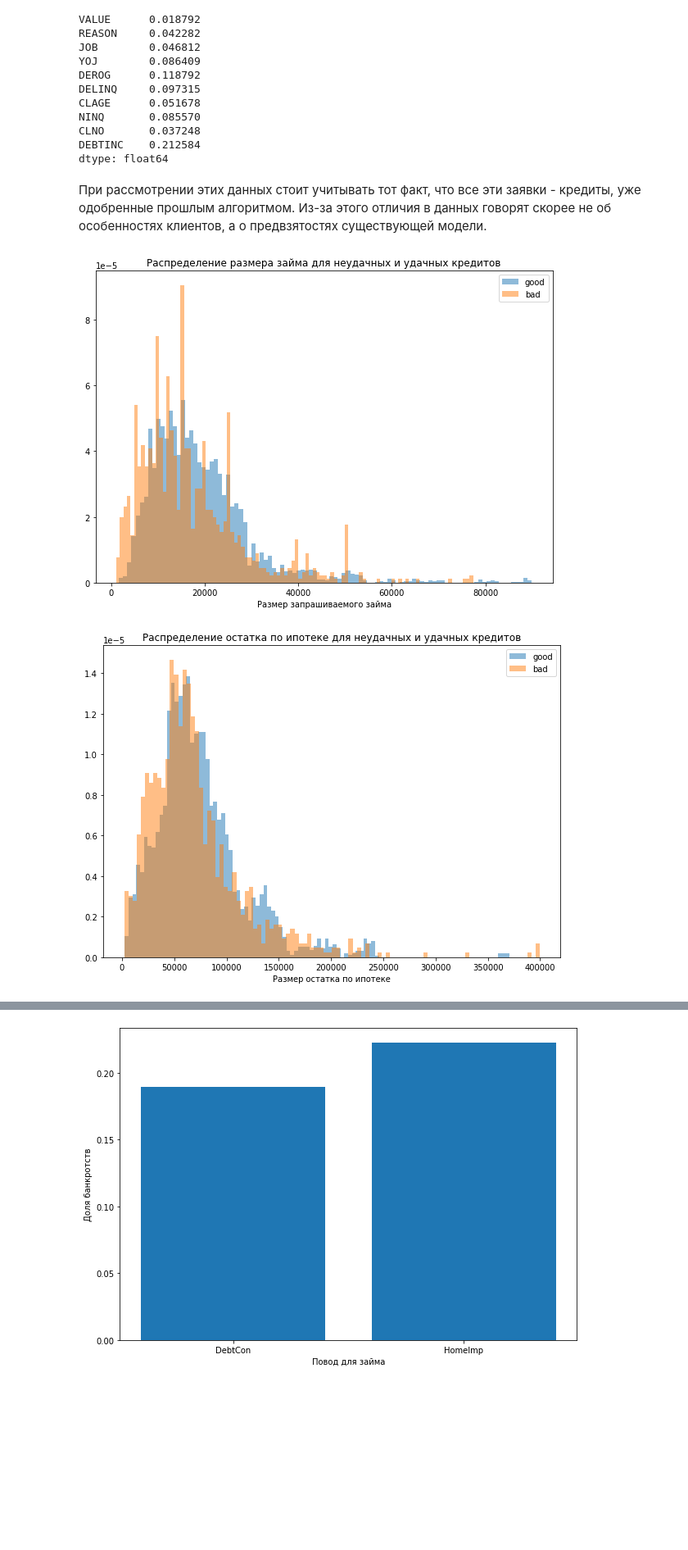
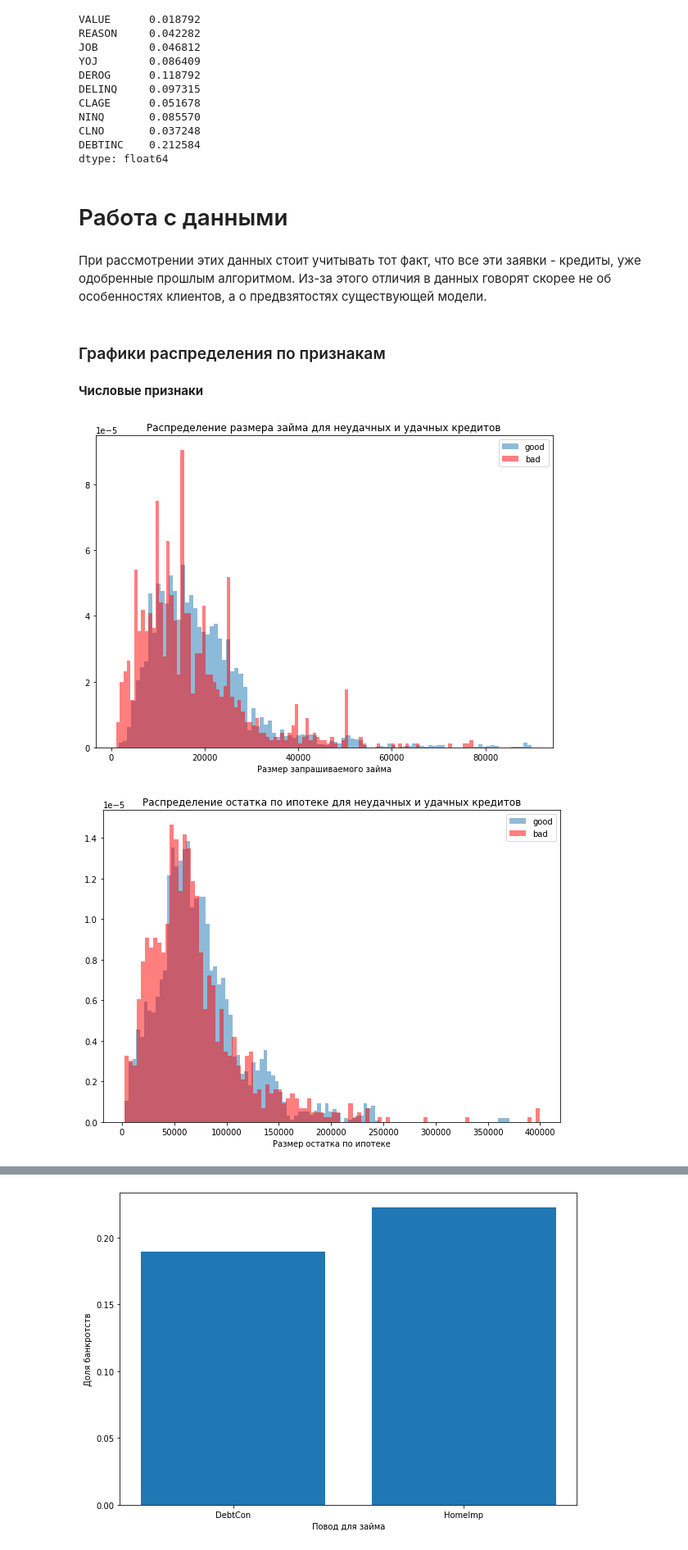
Before and after one commit to nickkartashev/Default-prediction, a Jupyter notebook: Default_prediction_maximal_improvement.ipynb, the cells around one changed output, grey strips where cells are left out. Shown at 82% size. Saved outputs shown, nothing was run; the diff lists cells and outputs as text; code cells hidden in the pictures; blank space fills up the shorter version.

```diff
--- a/Default_prediction_maximal_improvement.ipynb
+++ b/Default_prediction_maximal_improvement.ipynb
@@ -42,30 +88,36 @@ NINQ       0.085570
 CLNO       0.037248
 DEBTINC    0.212584
 dtype: float64
+# %% [markdown]
+# Работа с данными
 # %% [markdown]
 При рассмотрении этих данных стоит учитывать тот факт, что все эти заявки - кредиты, уже одобренные прошлым алгоритмом. Из-за этого отличия в данных говорят скорее не об особенностях клиентов, а о предвзятостях существующей модели.
+# %% [markdown]
+### Графики распределения по признакам
+# %% [markdown]
+**Числовые признаки**
 # %%
 plt.figure(figsize=(10, 7))
 plt.hist(df['LOAN'][df['BAD'] == 0], bins=100, alpha=0.5, label='good', density=True)
-plt.hist(df['LOAN'][df['BAD'] == 1], bins=100, alpha=0.5, label='bad', density=True)
+plt.hist(df['LOAN'][df['BAD'] == 1], bins=100, alpha=0.5, label='bad', density=True, color='red')
 plt.legend()
 plt.xlabel('Размер запрашиваемого займа')
 plt.title('Распределение размера займа для неудачных и удачных кредитов')
 plt.show()
 # %% [output]
-[figure, old version]
+[figure, new version]
 # %%
 plt.figure(figsize=(10, 7))
 
 plt.hist(df['MORTDUE'][df['BAD'] == 0], bins=100, alpha=0.5, label='good', density=True)
-plt.hist(df['MORTDUE'][df['BAD'] == 1], bins=100, alpha=0.5, label='bad', density=True)
+plt.hist(df['MORTDUE'][df['BAD'] == 1], bins=100, alpha=0.5, label='bad', density=True, color='red')
 plt.legend()
 plt.xlabel('Размер остатка по ипотеке')
 plt.title('Распределение остатка по ипотеке для неудачных и удачных кредитов')
 
 plt.show()
 # %% [output]
-[figure, old version]
+[figure, new version]
 # %%
 plt.figure(figsize=(10, 7))
 
```
Also changed, not shown: parts of 131 cells of this notebook.
